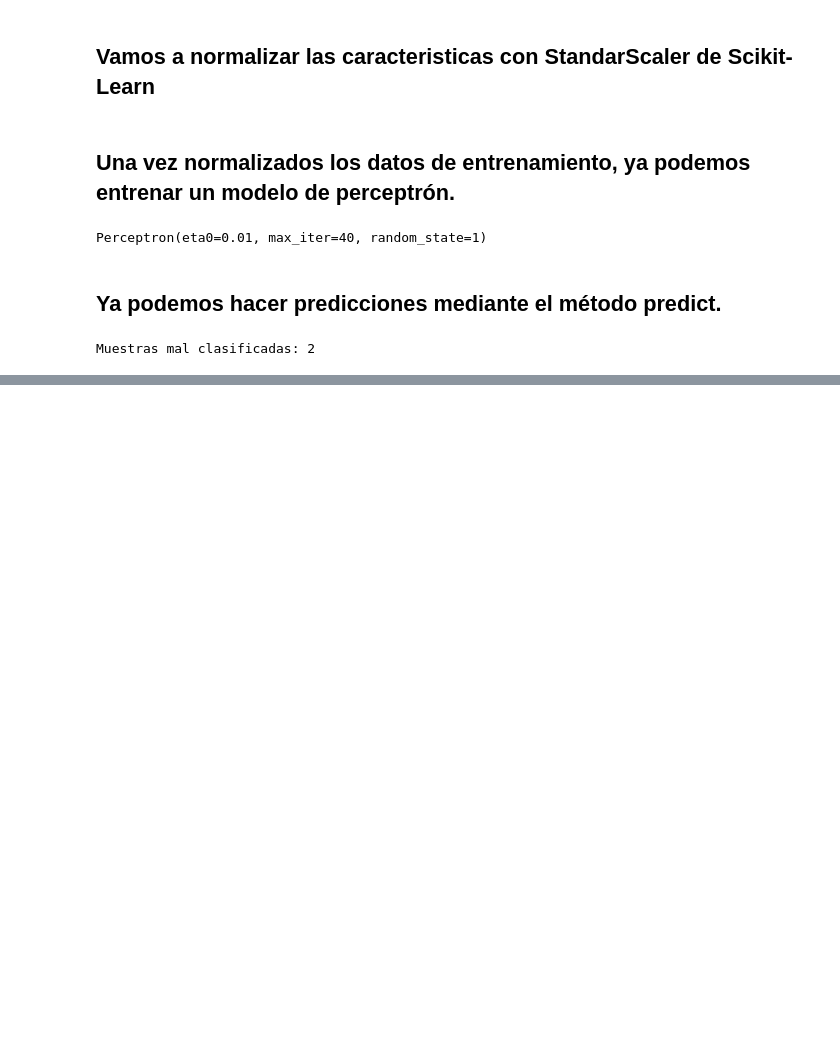
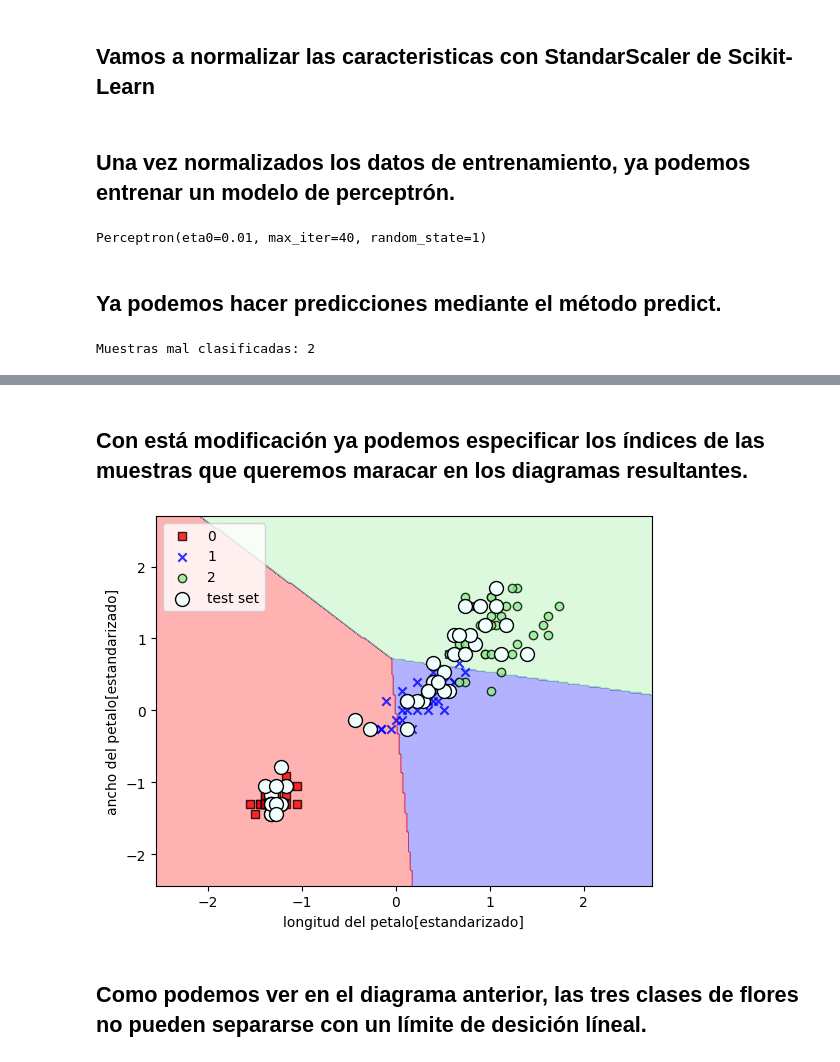
Before and after one commit to juancaalcaraz/practicaML, a Jupyter notebook: Modelo_Perceptron_Y_Adaline.ipynb, the cells around one changed output, grey strips where cells are left out. Saved outputs shown, nothing was run; the diff lists cells and outputs as text; code cells hidden in the pictures; blank space fills up the shorter version.

```diff
--- a/Modelo_Perceptron_Y_Adaline.ipynb
+++ b/Modelo_Perceptron_Y_Adaline.ipynb
@@ -424,0 +476,14 @@ Muestras mal clasificadas: 2
+# %% [markdown]
+## Con está modificación ya podemos especificar los índices de las muestras que queremos maracar en los diagramas resultantes.
+# %%
+X_combined_std = np.vstack((X_train_std, X_test_std))
+y_combined = np.hstack((y_train, y_test))
+plot_decision_regionsNew(X=X_combined_std, y=y_combined, classifier=ppn, test_idx=range(105,150))
+plt.xlabel('longitud del petalo[estandarizado]')
+plt.ylabel('ancho del petalo[estandarizado]')
+plt.legend(loc='upper left')
+plt.show()
+# %% [output]
+[figure, added]
+# %% [markdown]
+## Como podemos ver en el diagrama anterior, las tres clases de flores no pueden separarse con un límite de desición líneal.
```
Also changed, not shown: parts of 4 cells of this notebook.
